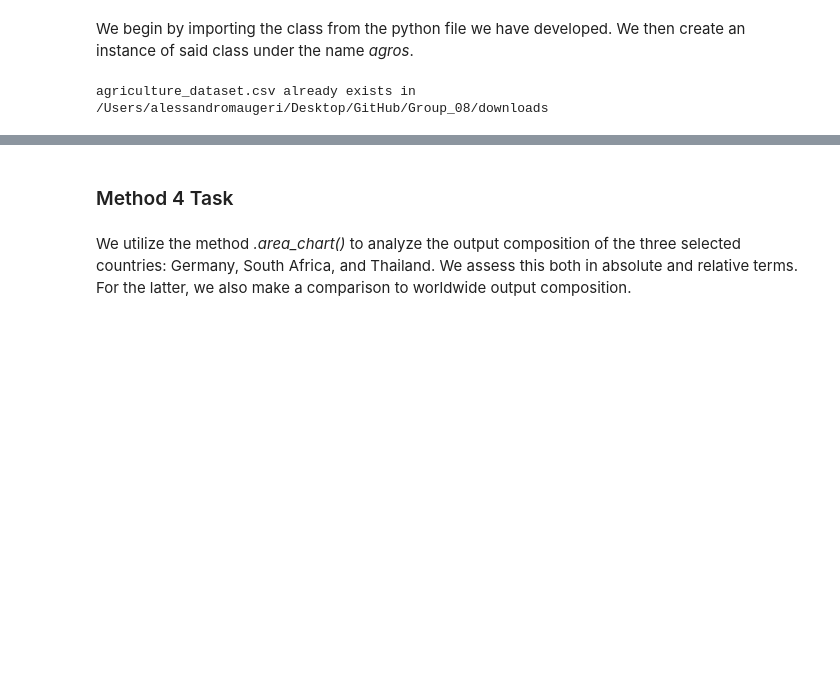
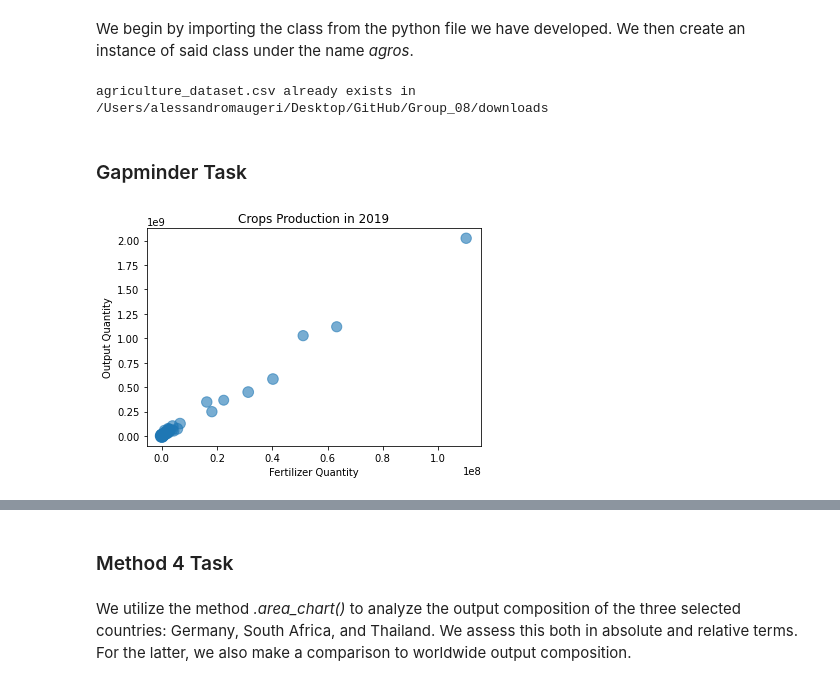
Before and after one commit to Nik-mundt/Group_08, a Jupyter notebook: agros_notebook.ipynb, the cells around one changed output, grey strips where cells are left out. Drawn from its saved outputs; the diff is of its cells as text; code cells hidden in the pictures; blank space fills up the shorter version.

```diff
--- a/agros_notebook.ipynb
+++ b/agros_notebook.ipynb
@@ -14,5 +14,9 @@ from class_code import *
 agros = AgrosClass()
 # %% [output]
 agriculture_dataset.csv already exists in /Users/alessandromaugeri/Desktop/GitHub/Group_08/downloads
+# %% [markdown]
+### Gapminder Task
 # %%
-# Gapminder
+agros.__gapminder__(2019)
+# %% [output]
+[figure, added]
```
Also changed, not shown: parts of 1 cell of this notebook.
